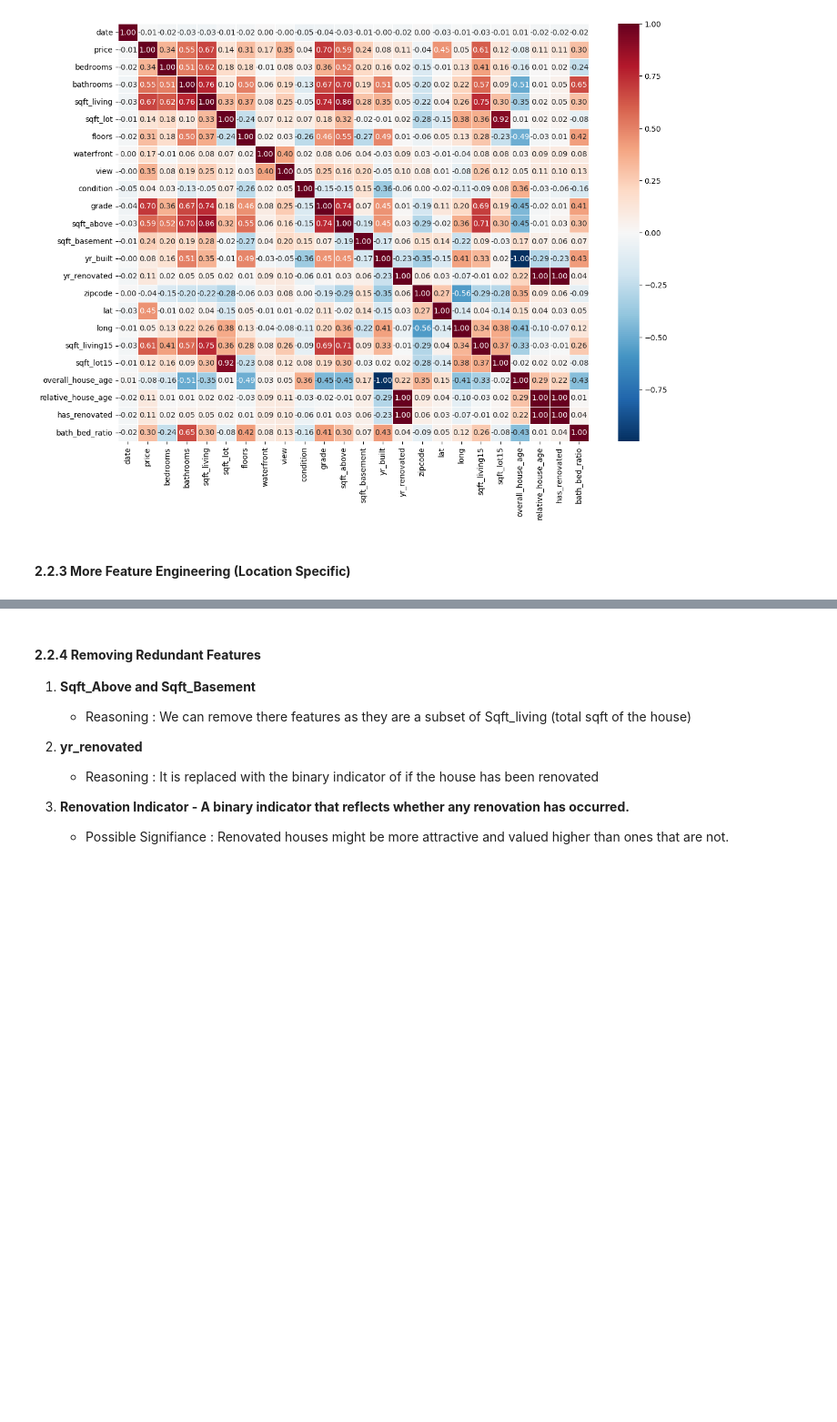
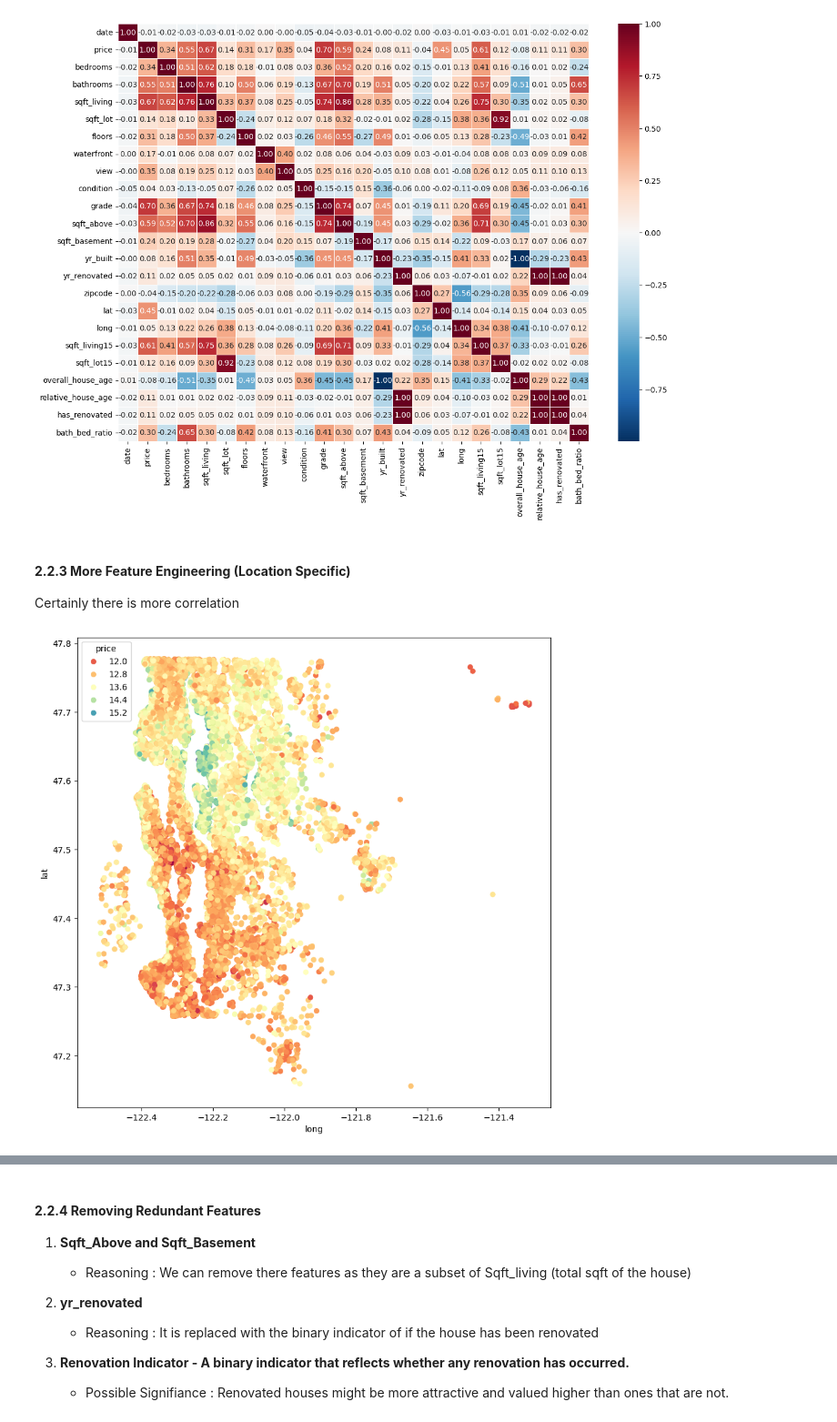
Before and after one commit to alexmakh12/fall23-cs577-project, a Jupyter notebook: src/models/main.ipynb, the cells around one changed output, grey strips where cells are left out. Shown at 91% size. Cells and saved outputs as stored; diff of their text form; code cells hidden in the pictures; blank space fills up the shorter version.

```diff
--- a/src/models/main.ipynb
+++ b/src/models/main.ipynb
@@ -385,14 +403,14 @@ plt.show()
 # %% [output]
 [figure]
 # %%
-features = ['yr_built', 'yr_renovated']
+age_features = ['yr_built', 'yr_renovated']
 
 plt.figure(figsize=(15, 6))
 
-for i, feature in enumerate(features, 1):
+for i, age_feature in enumerate(age_features, 1):
     plt.subplot(1, 2, i)
 
-    sns.histplot(df[feature], kde=True)
-    plt.title(f"Distribution of {feature}")
+    sns.histplot(df[age_feature], kde=True)
+    plt.title(f"Distribution of {age_feature}")
 # %% [output]
 [figure]
@@ -546,3 +563,13 @@ plt.show()
 [figure]
 # %% [markdown]
 #### **2.2.3 More Feature Engineering (Location Specific)**
+
+Certainly there is more correlation
+# %%
+# Plot the latitude and longitude of the properties to visualize the location of the properties
+# Add the price as a hue to see if there is any correlation between location and price
+plt.figure(figsize=(10, 10))
+sns.scatterplot(x='long', y='lat', data=df, hue='price', palette='Spectral', alpha=1, edgecolor=None)
+plt.show()
+# %% [output]
+[figure, added]
```
Also changed, not shown: parts of 11 cells of this notebook.
